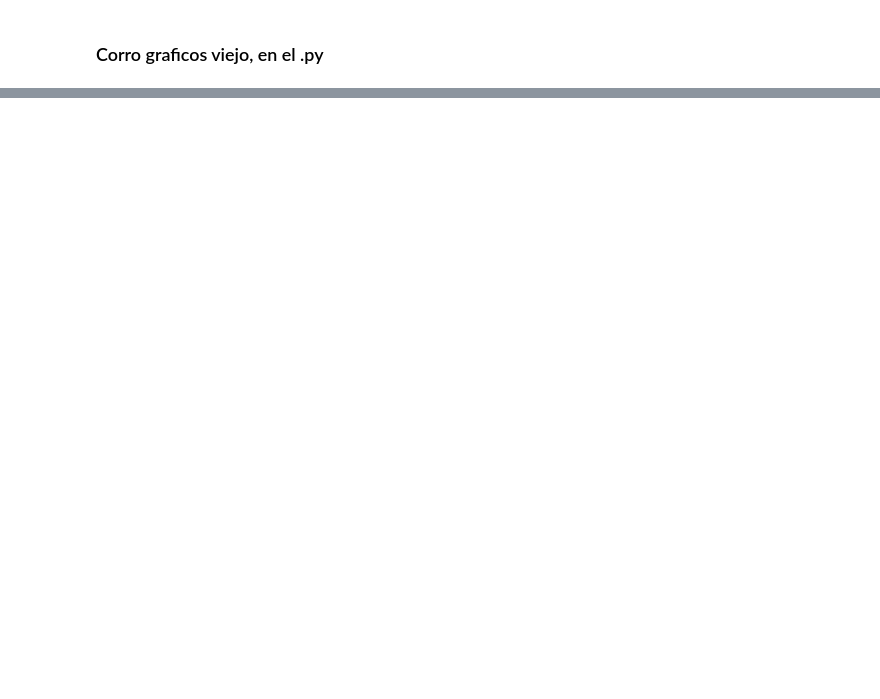
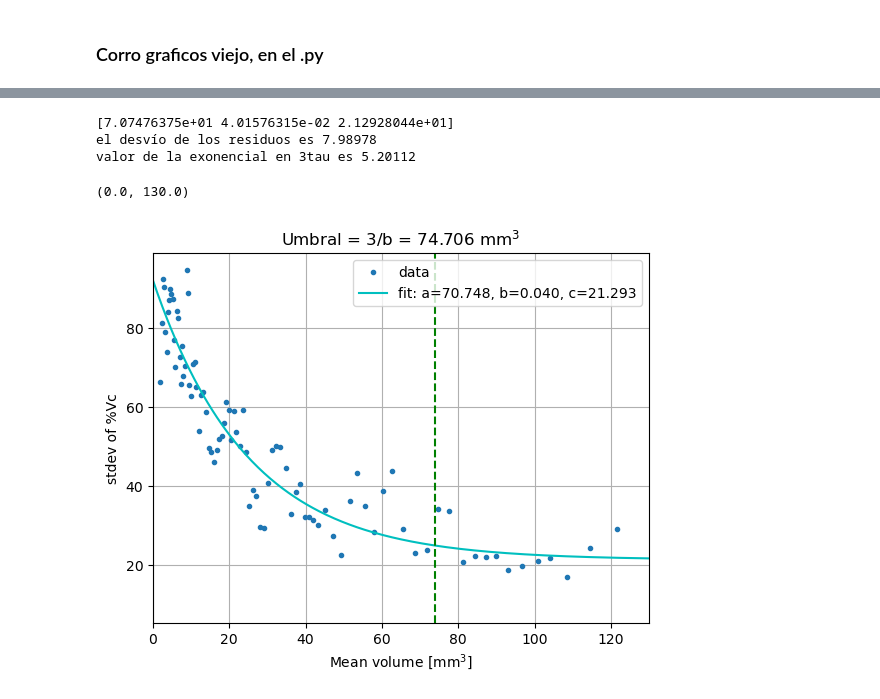
Before and after one commit to diegoshalom/entelai_threshold_finetuning, a Jupyter notebook: notebooks/dataset 6x4.ipynb, the cells around one changed output, grey strips where cells are left out. Cells and saved outputs as stored; diff of their text form; code cells hidden in the pictures; blank space fills up the shorter version.

```diff
--- a/notebooks/dataset 6x4.ipynb
+++ b/notebooks/dataset 6x4.ipynb
@@ -702,0 +867,47 @@ print('val1 = %g%% \nval2 = %g%%'%(value1*100,value2*100))
+# %%
+##########  Ajuste exponencial STD de %VC to mean volume
+plt.figure(100)
+ventana = 50
+nventanas = 100
+x=np.zeros(nventanas)
+x[:] = np.nan
+y=np.zeros(nventanas)
+x[:] = np.nan
+for i in range(nventanas):
+    desde = int(i*np.floor((len(vp)-ventana)/nventanas))
+    hasta = desde + ventana
+    x[i] = np.mean(vp[desde:hasta])
+    y[i] = np.std(dvp[desde:hasta])
+
+def func(x, a, b, c):
+    return a * np.exp(-b * x) + c
+
+maxx = max(x)*1.05
+plt.plot(x,y,'.',label='data')
+popt, pcov = curve_fit(func, x, y)
+print(popt)
+# plt.plot(x,y-func(x, *popt),'.',label='Residuos')
+print("el desvío de los residuos es %g" % np.std(y-func(x, *popt)))
+print("valor de la exonencial en 3tau es %g" % (float(func(65, *popt))-float(popt[2])))
+
+p_sigma = np.sqrt(np.diag(pcov))
+x = np.linspace(0,maxx,1000)
+plt.plot(x, func(x, *popt), 'c-',
+         label='fit: a=%5.3f, b=%5.3f, c=%5.3f' % tuple(popt))
+plt.legend()
+plt.xlabel('Mean volume [mm$^3$]')
+plt.ylabel('stdev of %Vc')
+plt.grid(True)
+plt.xlim([0 ,maxx])
+plt.title('Umbral = 3/b = %2.3f mm$^3$' %  (3/popt[1]))
+umbral = np.floor(3/popt[1])
+myylim = plt.ylim()
+plt.plot([umbral, umbral],myylim,'--g')
+plt.ylim(myylim)
+plt.xlim([0,130])
+# %% [output]
+[7.07476375e+01 4.01576315e-02 2.12928044e+01]
+el desvío de los residuos es 7.98978
+valor de la exonencial en 3tau es 5.20112
+(0.0, 130.0)
+[figure, added]
```
Also changed, not shown: parts of 21 cells of this notebook, 4 other files.
